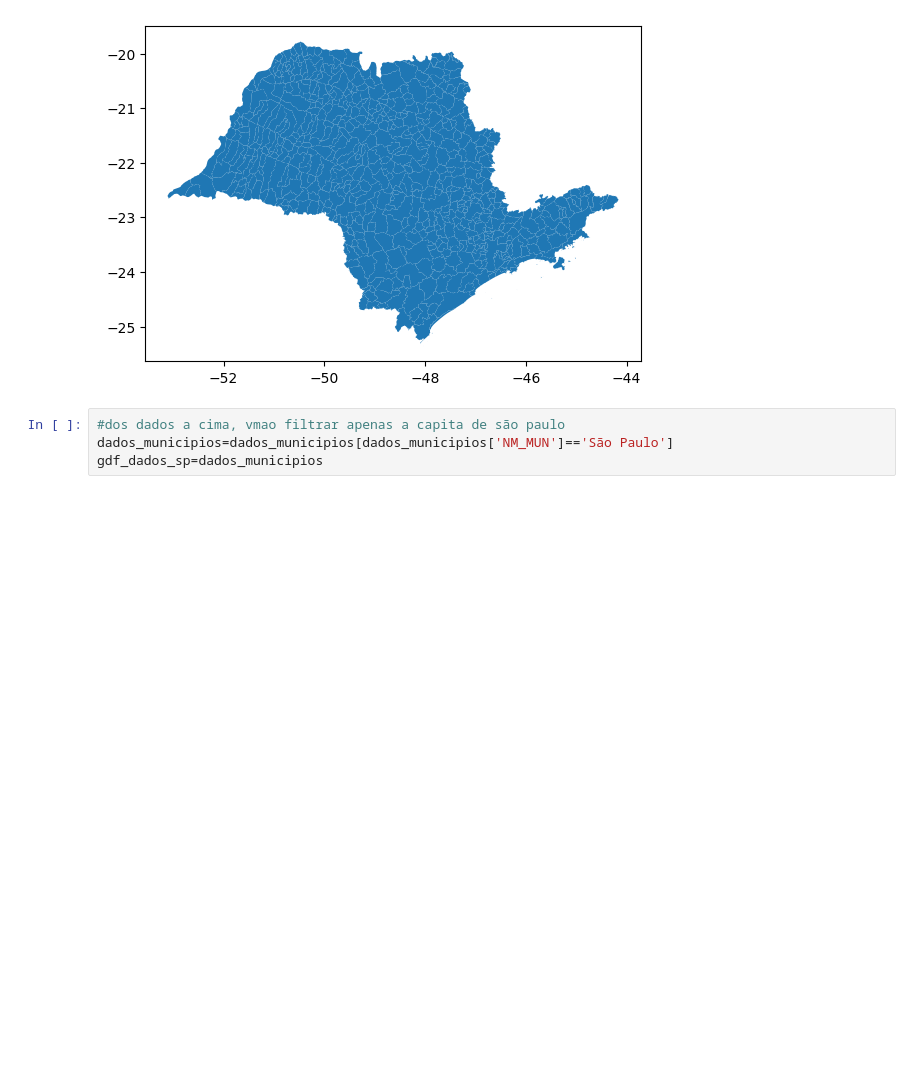
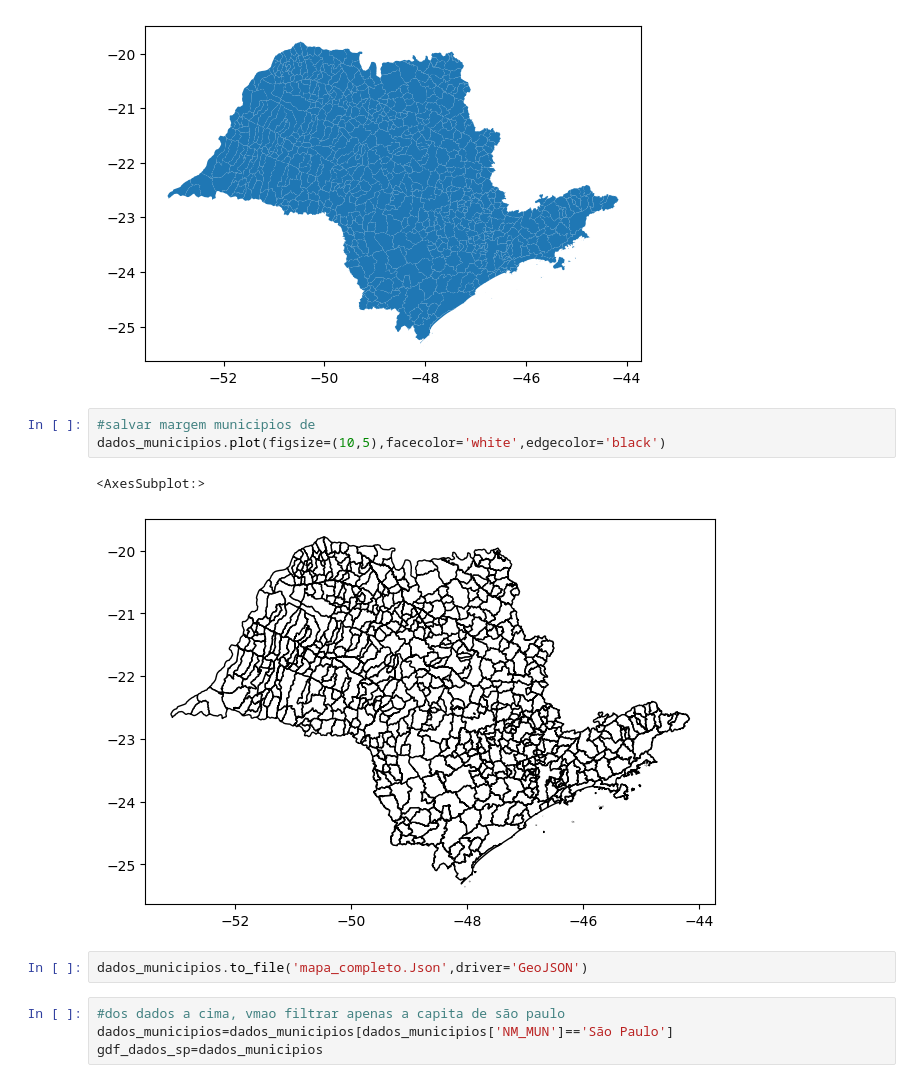
Before and after one commit to OdairDias/Geolozalizapd, a Jupyter notebook: projetolocaliz.ipynb, the cells around one changed output. Saved outputs shown, nothing was run; the diff lists cells and outputs as text; blank space fills up the shorter version.

```diff
--- a/projetolocaliz.ipynb
+++ b/projetolocaliz.ipynb
@@ -36,6 +36,14 @@ dados_municipios.plot()
 # %% [output]
 <AxesSubplot:>
 [figure]
+# %%
+#salvar margem municipios de
+dados_municipios.plot(figsize=(10,5),facecolor='white',edgecolor='black')
+# %% [output]
+<AxesSubplot:>
+[figure, added]
+# %%
+dados_municipios.to_file('mapa_completo.Json',driver='GeoJSON')
 # %%
 #dos dados a cima, vmao filtrar apenas a capita de são paulo
 dados_municipios=dados_municipios[dados_municipios['NM_MUN']=='São Paulo']
```
Also changed, not shown: parts of 1 cell of this notebook, 2 other files.
